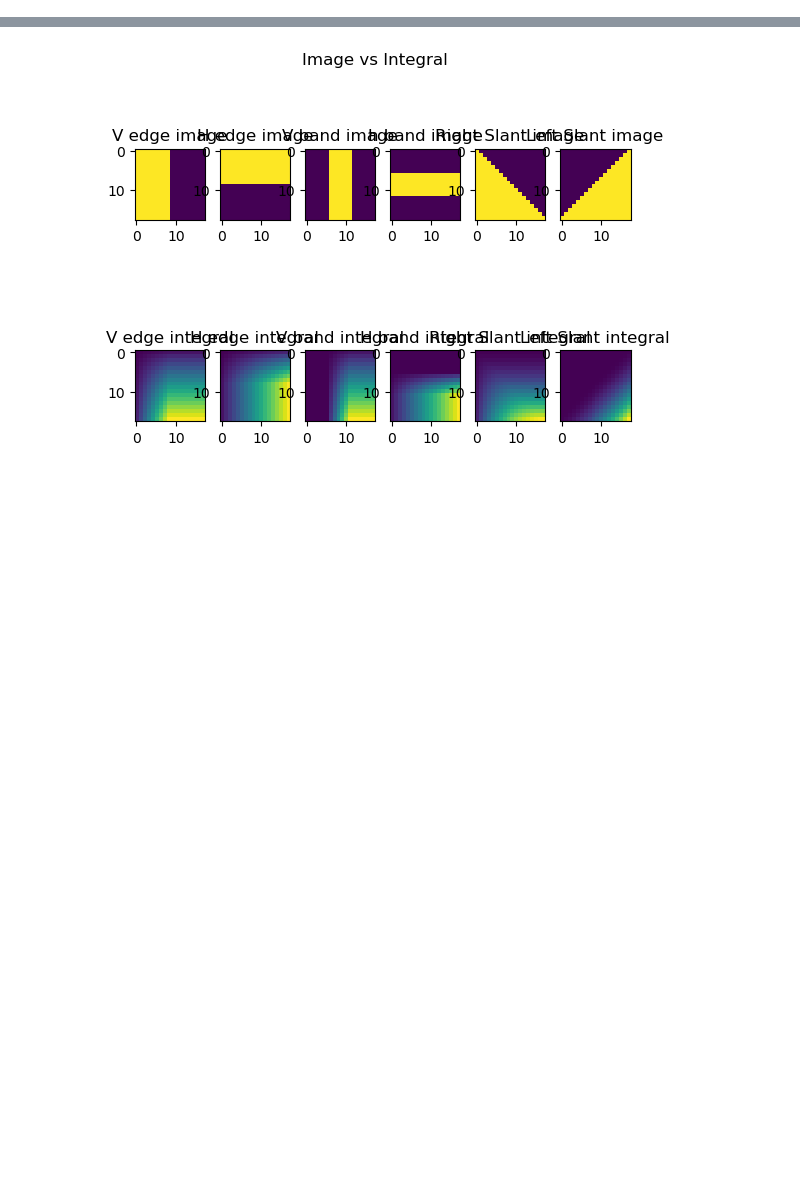
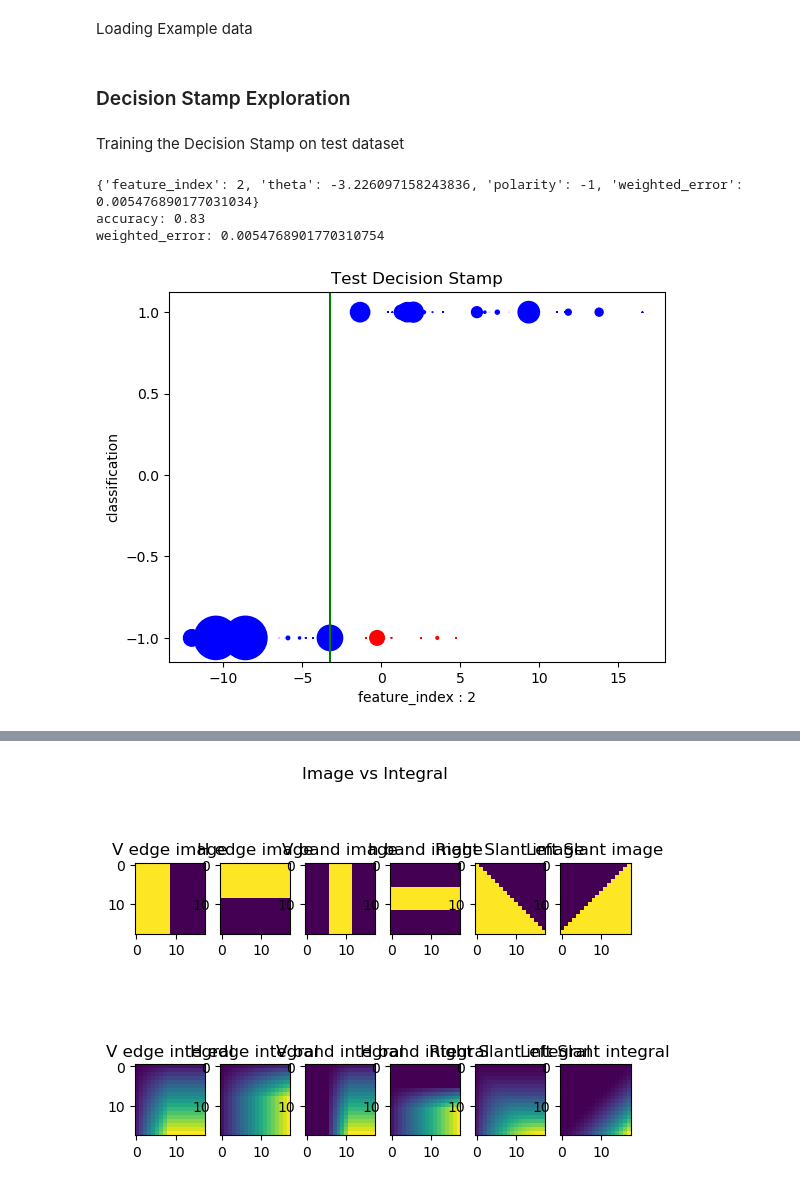
Before and after one commit to Avashist1998/Viola-Jones, a Jupyter notebook: grad_project/model_exploration.ipynb, the cells around one changed output, grey strips where cells are left out. Drawn from its saved outputs; the diff is of its cells as text; code cells hidden in the pictures; blank space fills up the shorter version.

Commit message:
feat: working and testing decision tree

```diff
--- a/grad_project/model_exploration.ipynb
+++ b/grad_project/model_exploration.ipynb
@@ -177,0 +10,2 @@ def show_image_side_by_side(image, i_image):
+# %% [markdown]
+Loading Example data
@@ -177,0 +16,18 @@ def show_image_side_by_side(image, i_image):
+# %% [markdown]
+### Decision Stamp Exploration
+# %% [markdown]
+Training the Decision Stamp on test dataset
+# %%
+estimator = DecisionStamp()
+estimator.fit(X, y, dist)
+print(estimator.__dict__())
+prediction = estimator.predict(X)
+print(f"accuracy: {np.sum(prediction == y)/len(y)}")
+print(f"weighted_error: {sum(dist[np.where(prediction != y)])}")
+
+decision_stamp_visualization(X, y, dist, estimator, title_text="Test Decision Stamp")
+# %% [output]
+{'feature_index': 2, 'theta': -3.226097158243836, 'polarity': -1, 'weighted_error': 0.005476890177031034}
+accuracy: 0.83
+weighted_error: 0.0054768901770310754
+[figure, added]
```
Also changed, not shown: parts of 64 cells of this notebook, 10 other files.
